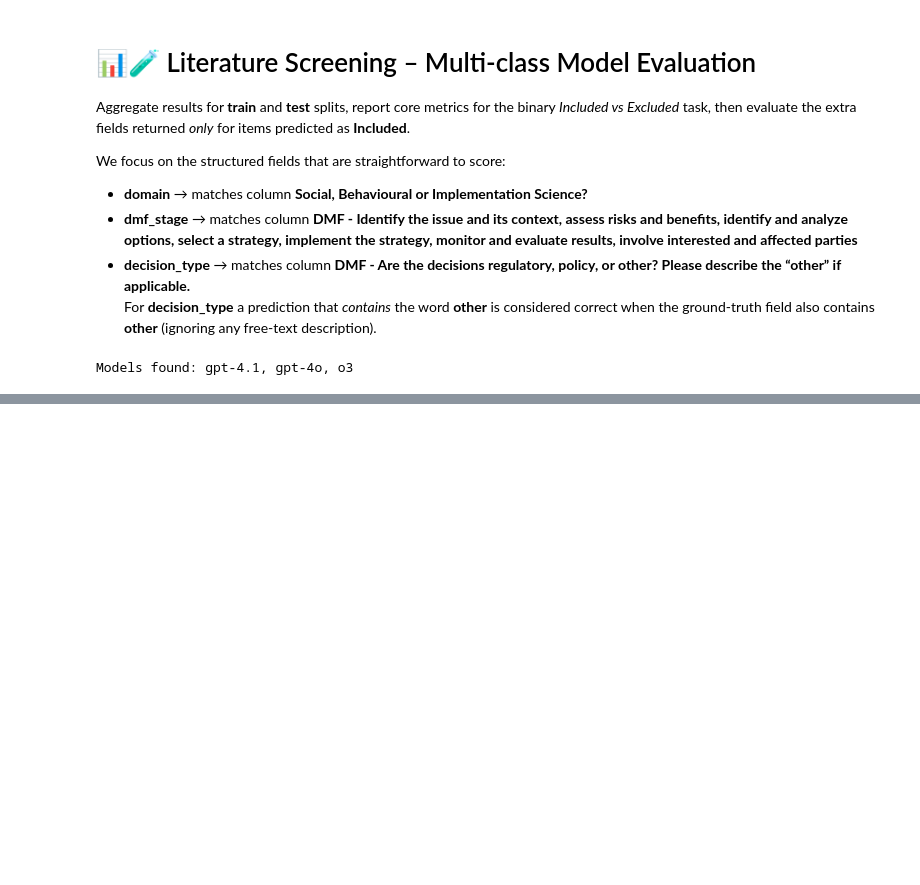
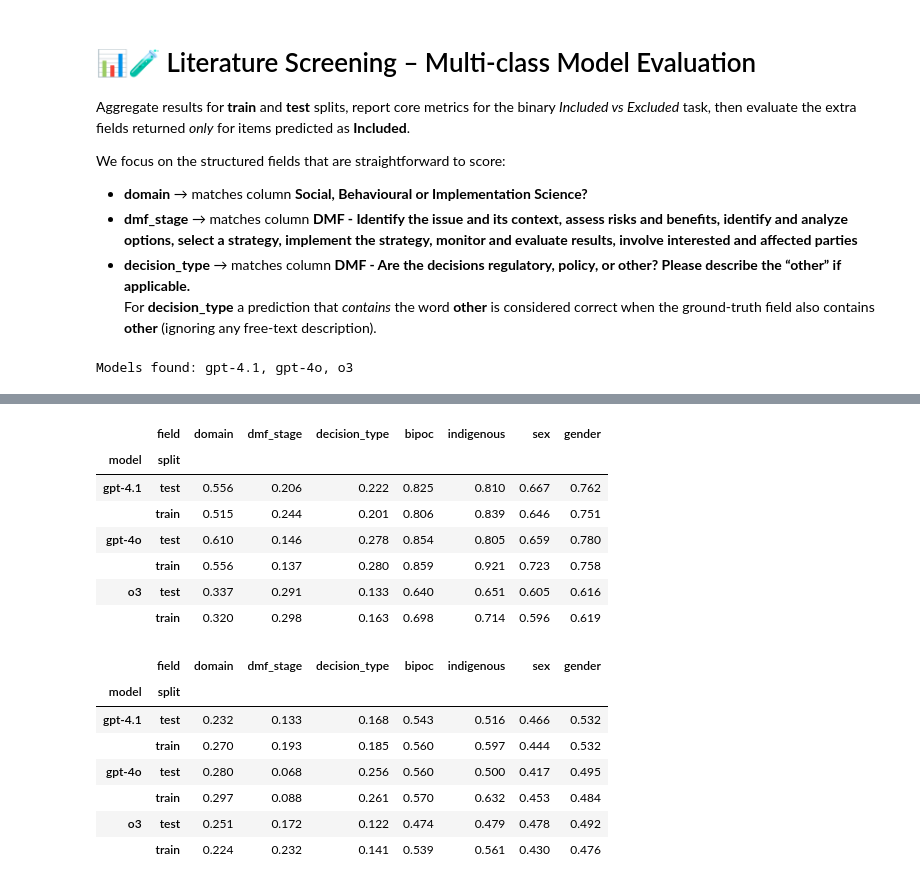
Before and after one commit to hc-sc-ocdo-bdpd/padAIwan, a Jupyter notebook: all_class_files/evaluate_models.ipynb, the cells around one changed output, grey strips where cells are left out. Cells and saved outputs as stored; diff of their text form; code cells hidden in the pictures; blank space fills up the shorter version.

```diff
--- a/all_class_files/evaluate_models.ipynb
+++ b/all_class_files/evaluate_models.ipynb
@@ -294,37 +313,57 @@ for model, split_dict in all_predictions.items():
 
         for pcol, tcol, name in fields:
 
-            # exclude rows where true or predicted values equal None
-            excl = df_inc[tcol].isna() | df_inc[pcol].isna()
+            # exclude rows where ground_truth label is "included" and value in tcol equals None
+            excl = (df_inc["ground_truth"] == "included") & df_inc[tcol].isna()
+
             if (~excl).sum() > 0:
-                acc = accuracy_score(df_inc.loc[~excl, tcol], df_inc.loc[~excl, pcol])
-                f1 = f1_score(df_inc.loc[~excl, tcol], df_inc.loc[~excl, pcol], average='macro')
+                acc = accuracy_score(df_inc.loc[~excl, tcol].fillna(''), df_inc.loc[~excl, pcol].fillna(''))
+                f1 = f1_score(df_inc.loc[~excl, tcol].fillna(''), df_inc.loc[~excl, pcol].fillna(''), average='macro')
             else:
                 acc = float("nan")
                 f1 = float("nan")
 
             extra_metrics.append(
                 {
                     "model"   : model,
                     "split"   : split,
                     "field"   : name,
                     "n_scored": (~excl).sum(),
                     "accuracy": round(acc, 3),
                     "f1"      : round(f1, 3),
                 }
             )
 
 # ---- pivot & pretty-print ---- #
 a_extra = pd.DataFrame(extra_metrics)
 if not a_extra.empty:
     pivot_acc = a_extra.pivot(index=["model", "split"], columns="field", values="accuracy")
     pivot_acc = pivot_acc[["domain", "dmf_stage", "decision_type", "bipoc", "indigenous", "sex", "gender"]]
+    print('Accuracy:')
     display(pivot_acc.style.format("{:.3f}"))
     pivot_f1 = a_extra.pivot(index=["model", "split"], columns="field", values="f1")
     pivot_f1 = pivot_f1[["domain", "dmf_stage", "decision_type", "bipoc", "indigenous", "sex", "gender"]]
+    print('F1‑score:')
     display(pivot_f1.style.format("{:.3f}"))
 else:
     print("Cannot score extra fields.")
+# %% [output]
+|  | field | domain | dmf_stage | decision_type | bipoc | indigenous | sex | gender |
+| model | split |  |  |  |  |  |  |  |
+| gpt-4.1 | test | 0.556 | 0.206 | 0.222 | 0.825 | 0.810 | 0.667 | 0.762 |
+|  | train | 0.515 | 0.244 | 0.201 | 0.806 | 0.839 | 0.646 | 0.751 |
+| gpt-4o | test | 0.610 | 0.146 | 0.278 | 0.854 | 0.805 | 0.659 | 0.780 |
+|  | train | 0.556 | 0.137 | 0.280 | 0.859 | 0.921 | 0.723 | 0.758 |
+| o3 | test | 0.337 | 0.291 | 0.133 | 0.640 | 0.651 | 0.605 | 0.616 |
+|  | train | 0.320 | 0.298 | 0.163 | 0.698 | 0.714 | 0.596 | 0.619 |
+|  | field | domain | dmf_stage | decision_type | bipoc | indigenous | sex | gender |
+| model | split |  |  |  |  |  |  |  |
+| gpt-4.1 | test | 0.232 | 0.133 | 0.168 | 0.543 | 0.516 | 0.466 | 0.532 |
+|  | train | 0.270 | 0.193 | 0.185 | 0.560 | 0.597 | 0.444 | 0.532 |
+| gpt-4o | test | 0.280 | 0.068 | 0.256 | 0.560 | 0.500 | 0.417 | 0.495 |
+|  | train | 0.297 | 0.088 | 0.261 | 0.570 | 0.632 | 0.453 | 0.484 |
+| o3 | test | 0.251 | 0.172 | 0.122 | 0.474 | 0.479 | 0.478 | 0.492 |
+|  | train | 0.224 | 0.232 | 0.141 | 0.539 | 0.561 | 0.430 | 0.476 |
 # %%
 # ╔══════════════════════════════════════════════════════════════╗
 # ║ Cell 7 – Visualise extra-field accuracy and f1 score 📊🏷️   ║
```
Also changed, not shown: parts of 8 cells of this notebook.
